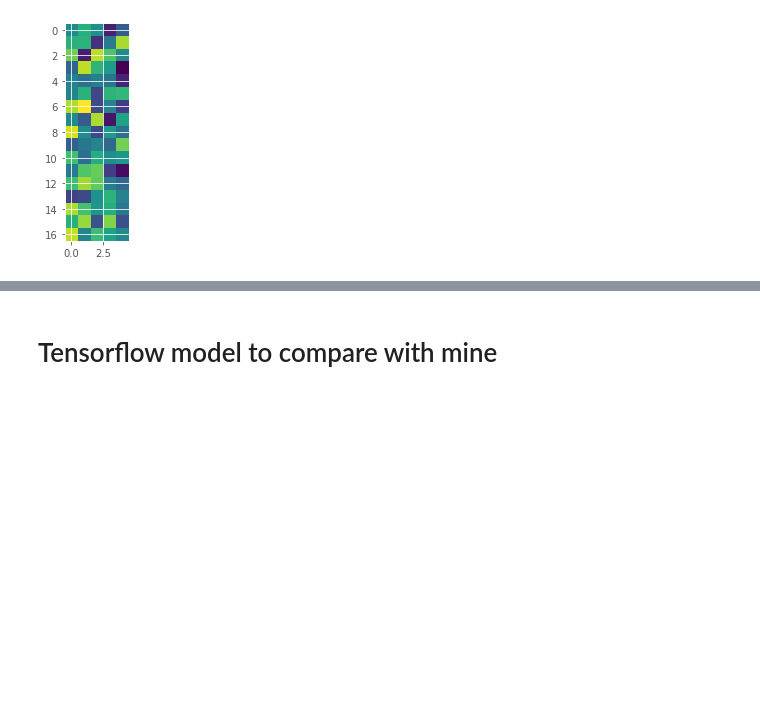
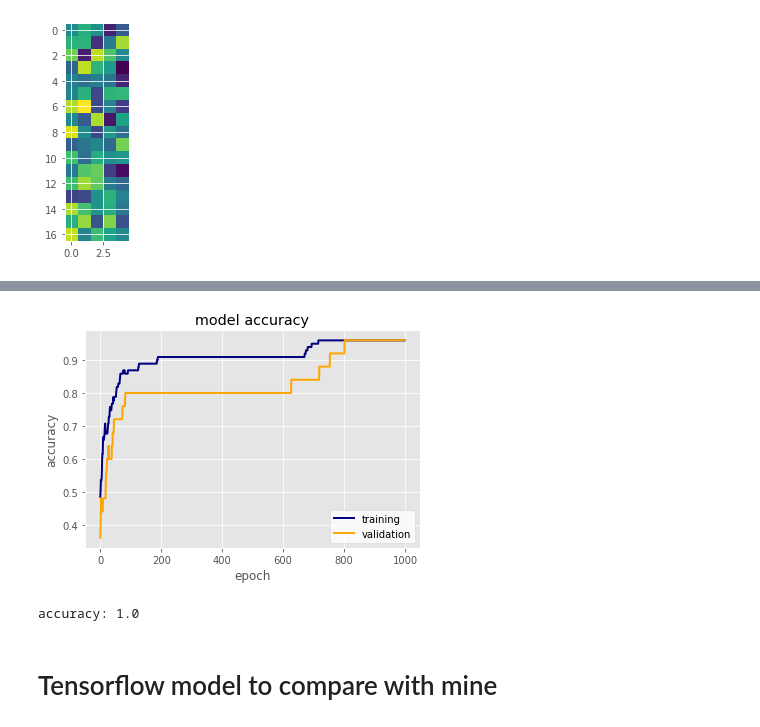
Before and after one commit to vlnraf/WaveGrad, a Jupyter notebook: test_NeuralNetwork.ipynb, the cells around one changed output, grey strips where cells are left out. Saved outputs shown, nothing was run; the diff lists cells and outputs as text; code cells hidden in the pictures; blank space fills up the shorter version.

```diff
--- a/test_NeuralNetwork.ipynb
+++ b/test_NeuralNetwork.ipynb
@@ -67,3 +131,22 @@ plt.imshow(net.layers[0].weights)
+# %%
+plt.style.use('ggplot')
+
+fig, loss = plt.subplots()
+loss.plot(net.accuracy_history, color='navy', lw=2)
+loss.plot(net.val_accuracy_history, color='orange', lw=2)
+loss.set_title('model accuracy')
+loss.set_xlabel('epoch')
+loss.set_ylabel('accuracy')
+loss.legend(['training', 'validation']).get_frame().set_facecolor('white')
+plt.show()
+# %% [output]
+[figure, added]
+# %%
+out = net.predict(Xtest)
+accuracy = net.accuracy(ytest, out)
+print(f'accuracy: {accuracy}')
+# %% [output]
+accuracy: 1.0
 # %% [markdown]
 # Tensorflow model to compare with mine
 # %%
```
Also changed, not shown: parts of 20 cells of this notebook, 4 other files.
